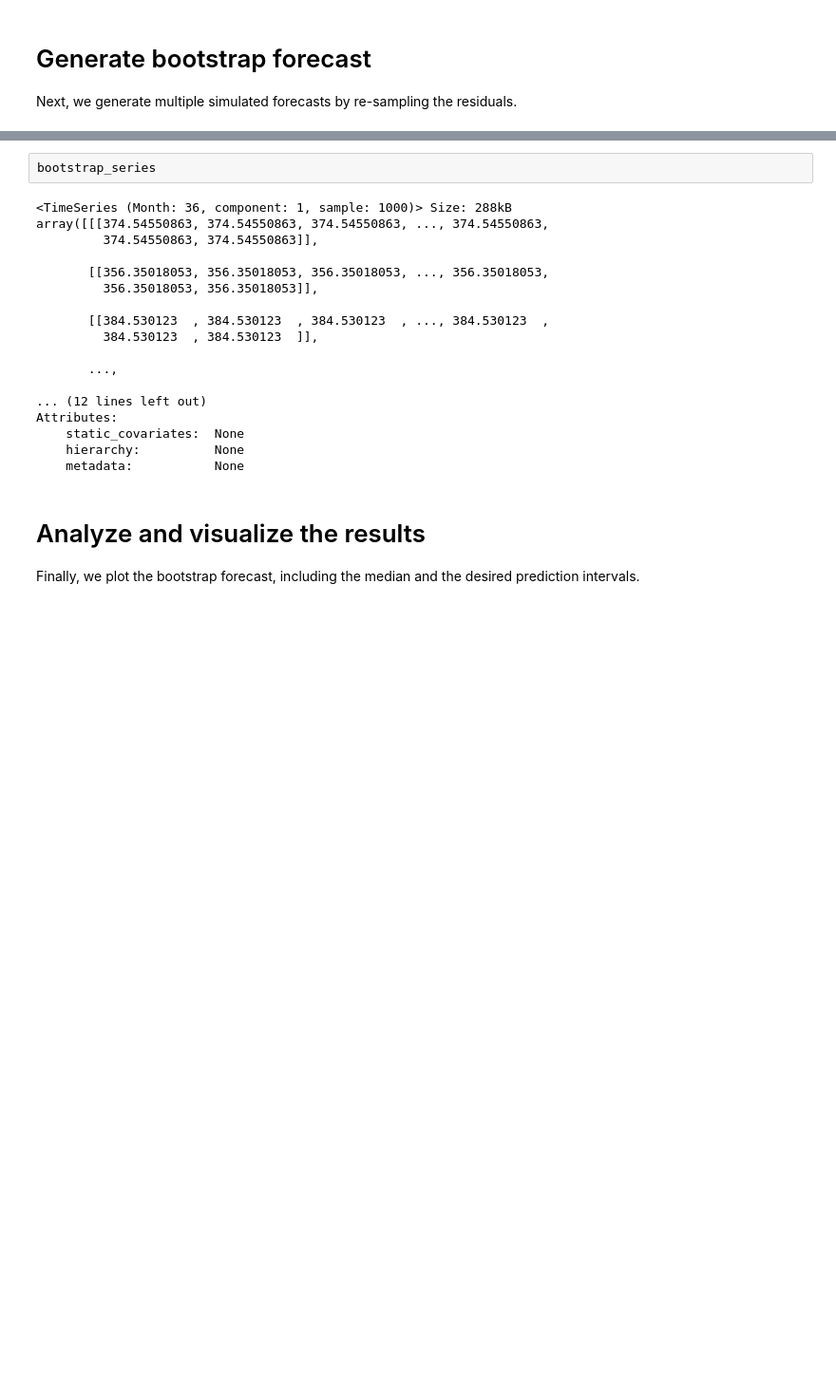
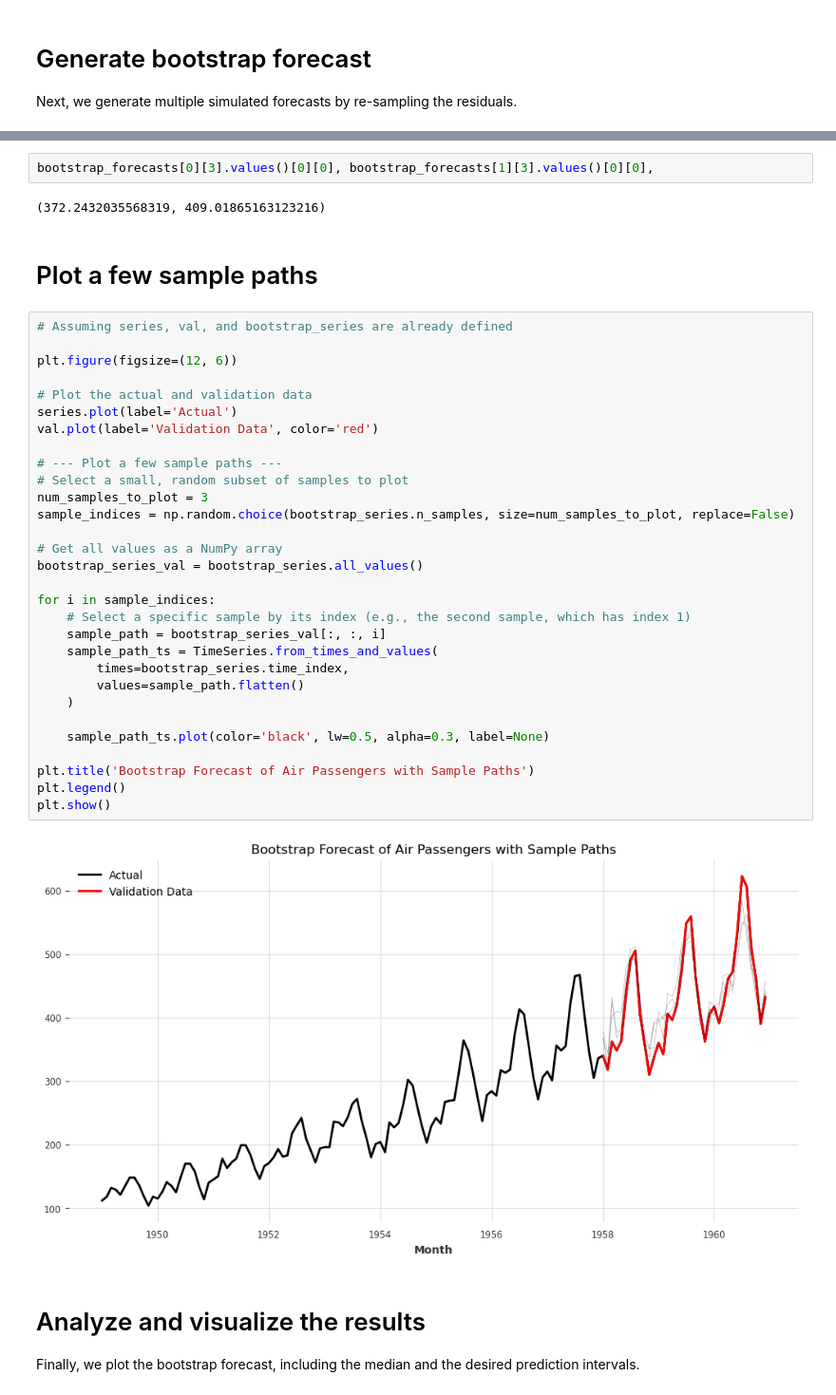
Before and after one commit to vahidnourbakhsh/TSVault, a Jupyter notebook: prediction_intervals/bootrstrapping.ipynb, the cells around one changed output, grey strips where cells are left out. Shown at 95% size. Saved outputs shown, nothing was run; the diff lists cells and outputs as text; blank space fills up the shorter version.

```diff
--- a/prediction_intervals/bootrstrapping.ipynb
+++ b/prediction_intervals/bootrstrapping.ipynb
@@ -101,26 +104,44 @@ for _ in range(num_samples):
 
 # Concatenate all bootstrapped forecasts into a single TimeSeries object
 bootstrap_series = concatenate(bootstrap_forecasts, axis="sample")
-# %%
-bootstrap_series
-# %% [output]
-<TimeSeries (Month: 36, component: 1, sample: 1000)> Size: 288kB
-array([[[374.54550863, 374.54550863, 374.54550863, ..., 374.54550863,
-         374.54550863, 374.54550863]],
-
-       [[356.35018053, 356.35018053, 356.35018053, ..., 356.35018053,
-         356.35018053, 356.35018053]],
-
-       [[384.530123  , 384.530123  , 384.530123  , ..., 384.530123  ,
-         384.530123  , 384.530123  ]],
-
-       ...,
-
-... (12 lines left out)
-Attributes:
-    static_covariates:  None
-    hierarchy:          None
-    metadata:           None
+# %%
+bootstrap_forecasts[0][3].values()[0][0], bootstrap_forecasts[1][3].values()[0][0],
+# %% [output]
+(372.2432035568319, 409.01865163123216)
+# %% [markdown]
+# Plot a few sample paths
+# %%
+# Assuming series, val, and bootstrap_series are already defined
+
+plt.figure(figsize=(12, 6))
+
+# Plot the actual and validation data
+series.plot(label='Actual')
+val.plot(label='Validation Data', color='red')
+
+# --- Plot a few sample paths ---
+# Select a small, random subset of samples to plot
+num_samples_to_plot = 3
+sample_indices = np.random.choice(bootstrap_series.n_samples, size=num_samples_to_plot, replace=False)
+
+# Get all values as a NumPy array
+bootstrap_series_val = bootstrap_series.all_values()
+
+for i in sample_indices:
+    # Select a specific sample by its index (e.g., the second sample, which has index 1)
+    sample_path = bootstrap_series_val[:, :, i]
+    sample_path_ts = TimeSeries.from_times_and_values(
+        times=bootstrap_series.time_index,
+        values=sample_path.flatten()
+    )
+
+    sample_path_ts.plot(color='black', lw=0.5, alpha=0.3, label=None)
+
+plt.title('Bootstrap Forecast of Air Passengers with Sample Paths')
+plt.legend()
+plt.show()
+# %% [output]
+[figure, added]
 # %% [markdown]
 # Analyze and visualize the results
 
```
Also changed, not shown: parts of 2 cells of this notebook.
